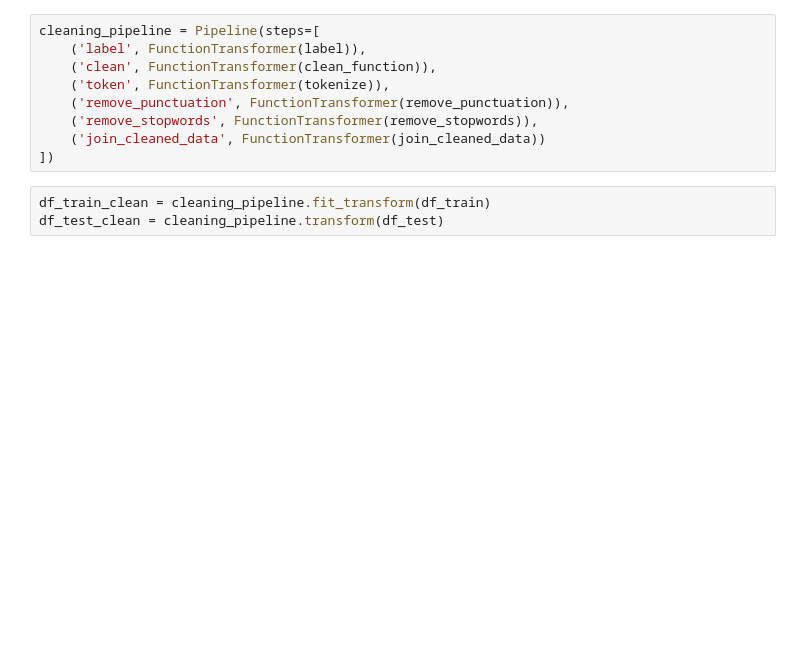
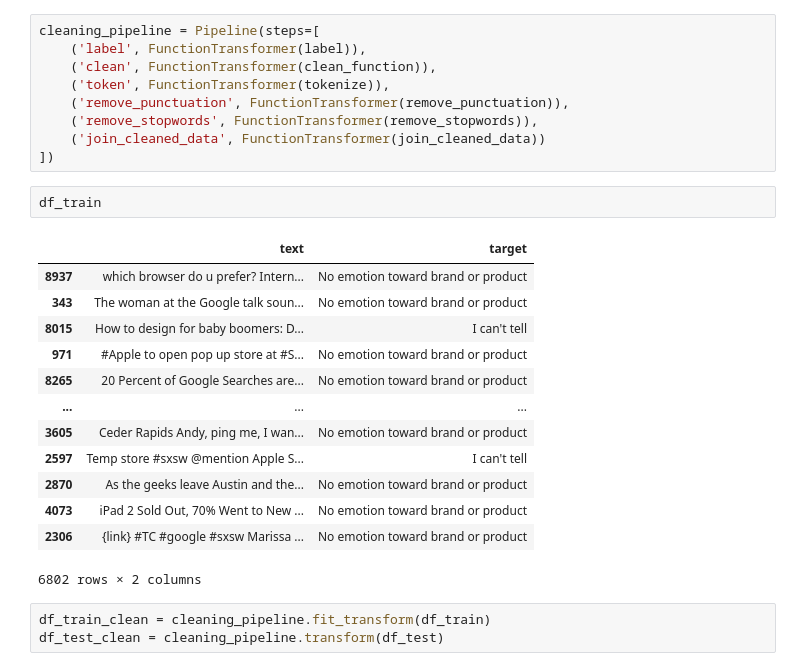
Before and after one commit to czarina-ds/Twitter-Sentiment-Analysis, a Jupyter notebook: index.ipynb, the cells around one changed output. Drawn from its saved outputs; the diff is of its cells as text; blank space fills up the shorter version.

```diff
--- a/index.ipynb
+++ b/index.ipynb
@@ -182,6 +202,22 @@ cleaning_pipeline = Pipeline(steps=[
     ('remove_stopwords', FunctionTransformer(remove_stopwords)),
     ('join_cleaned_data', FunctionTransformer(join_cleaned_data))
 ])
+# %%
+df_train
+# %% [output]
+|  | text | target |
+| 8937 | which browser do u prefer? Intern... | No emotion toward brand or product |
+| 343 | The woman at the Google talk soun... | No emotion toward brand or product |
+| 8015 | How to design for baby boomers: D... | I can't tell |
+| 971 | #Apple to open pop up store at #S... | No emotion toward brand or product |
+| 8265 | 20 Percent of Google Searches are... | No emotion toward brand or product |
+| ... | ... | ... |
+| 3605 | Ceder Rapids Andy, ping me, I wan... | No emotion toward brand or product |
+| 2597 | Temp store #sxsw @mention Apple S... | I can't tell |
+| 2870 | As the geeks leave Austin and the... | No emotion toward brand or product |
+| 4073 | iPad 2 Sold Out, 70% Went to New ... | No emotion toward brand or product |
+| 2306 | {link} #TC #google #sxsw Marissa ... | No emotion toward brand or product |
+6802 rows × 2 columns
 # %%
 df_train_clean = cleaning_pipeline.fit_transform(df_train)
 df_test_clean = cleaning_pipeline.transform(df_test)
```
Also changed, not shown: parts of 97 cells of this notebook.
